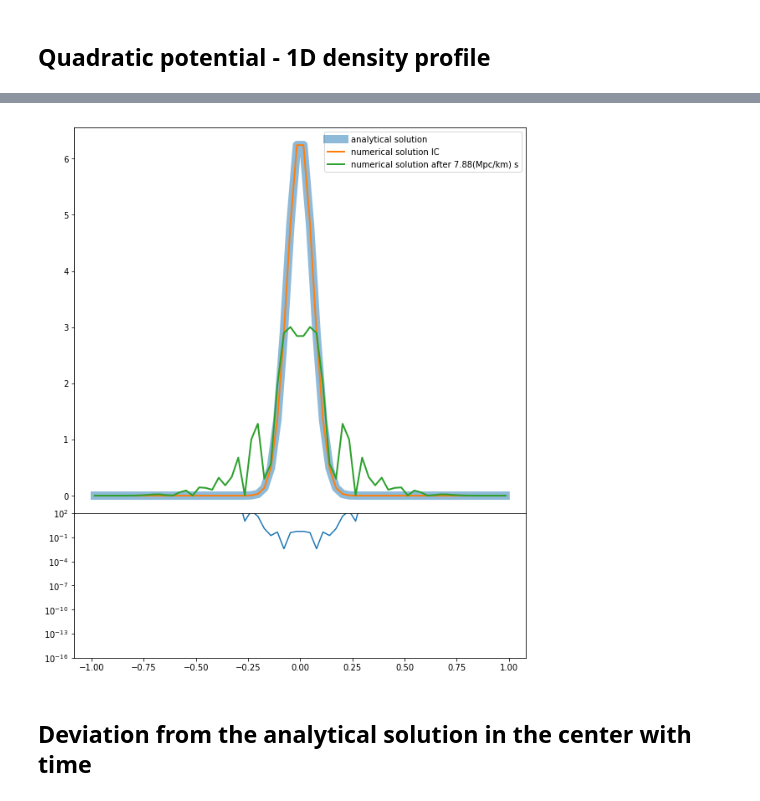
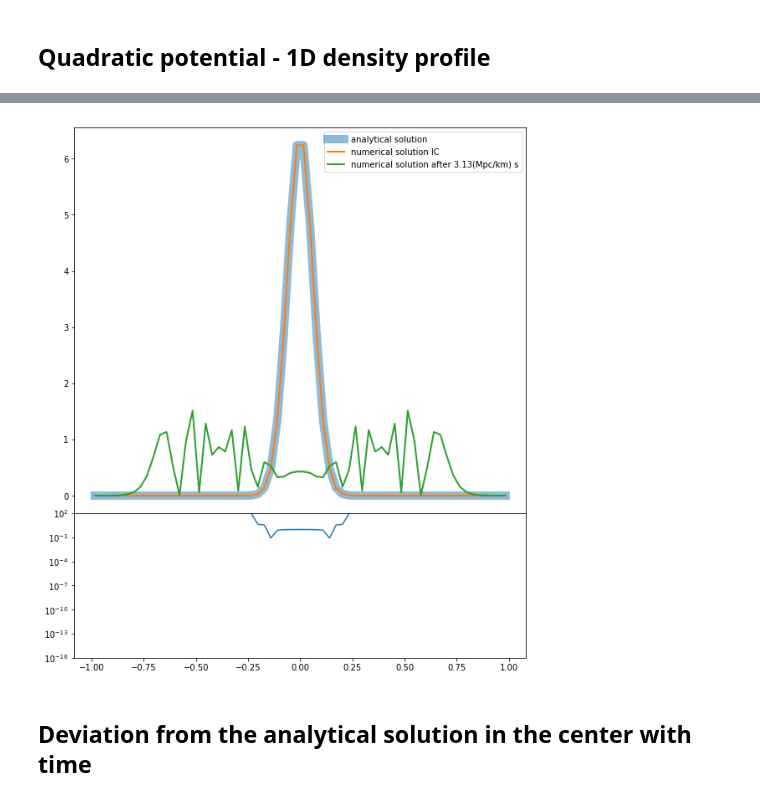
Before and after one commit to axionyx/axionyx_1.0, a Jupyter notebook: Exec/Test_FDM_Gauss_4th/Plotting.ipynb, the cells around one changed output, grey strips where cells are left out. Cells and saved outputs as stored; diff of their text form; code cells hidden in the pictures.

```diff
--- a/Exec/Test_FDM_Gauss_4th/Plotting.ipynb
+++ b/Exec/Test_FDM_Gauss_4th/Plotting.ipynb
@@ -9,8 +9,8 @@ import yt
 # %% [markdown]
 #### To swap between no potentail and quadratic potential change prescribe_grav_potential.cpp line 35 and inputs line 122.
 # %%
-ds = yt.load("plt_gauss_no_gravity00000")
-ds2 = yt.load("plt_gauss_no_gravity00020")
+ds = yt.load("plt_gauss_no_gravity_igp00000")
+ds2 = yt.load("plt_gauss_no_gravity_igp00100")
 ad = ds.all_data()
 ad2 = ds2.all_data()
 list1 = ad[("boxlib","AxDens")]
@@ -78,7 +78,7 @@ yt : [INFO     ] 2019-05-17 16:37:39,528 Parameters: domain_right_edge         =
 ## Quadratic potential - 1D density profile
 # %%
 ds = yt.load("plt_gauss_quadpot00000")
-ds2 = yt.load("plt_gauss_quadpot00500")
+ds2 = yt.load("plt_gauss_quadpot00200")
 ad = ds.all_data()
 ad2 = ds2.all_data()
 list1 = ad[("boxlib","AxDens")]
@@ -139,4 +139,4 @@ yt : [INFO     ] 2019-05-20 11:15:24,489 Parameters: domain_right_edge         =
-[figure, old version]
+[figure, new version]
 # %% [markdown]
 ## Deviation from the analytical solution in the center with time
 # %%
```
Also changed, not shown: parts of 2 cells of this notebook.
